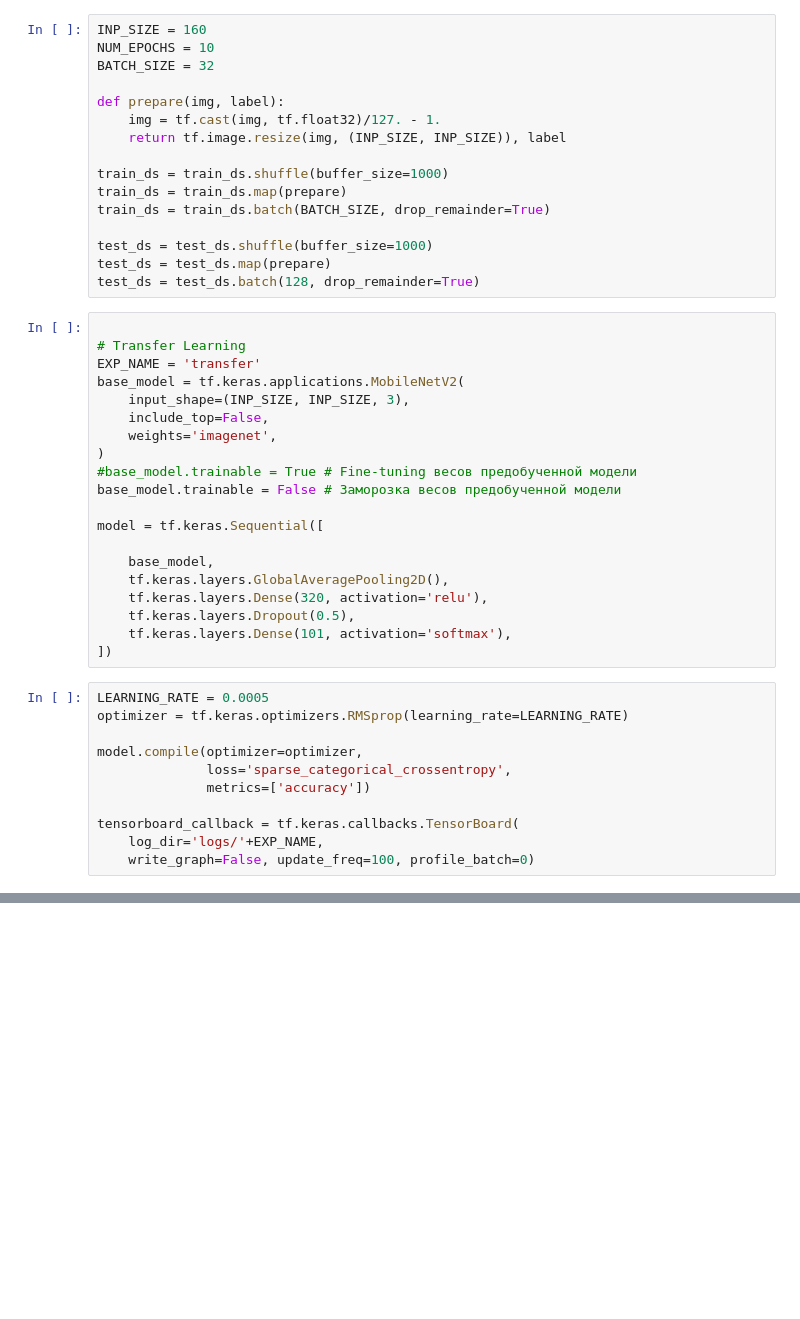
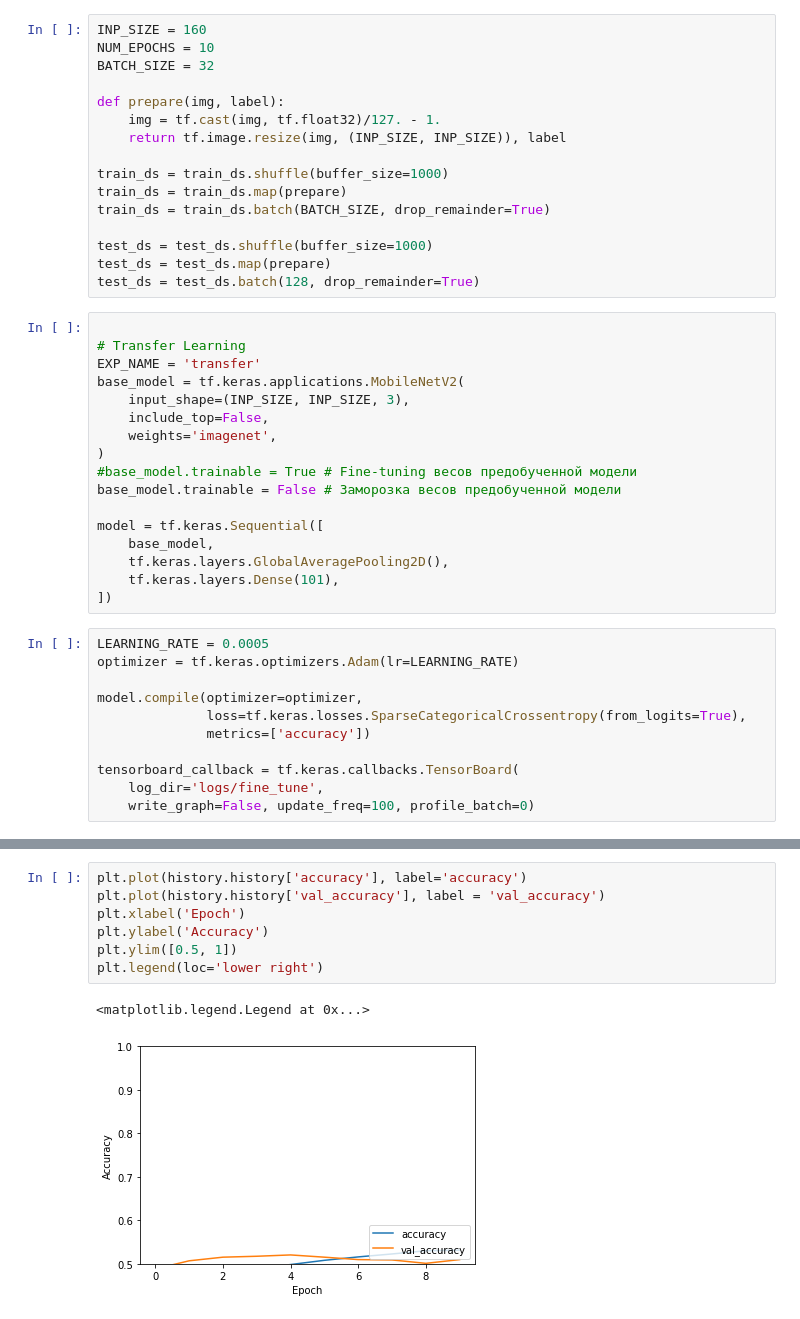
Before and after one commit to Nedostupov/CV_interactive_course, a Jupyter notebook: Task_3.ipynb, the cells around one changed output, grey strips where cells are left out. Cells and saved outputs as stored; diff of their text form; blank space fills up the shorter version.

```diff
--- a/Task_3.ipynb
+++ b/Task_3.ipynb
@@ -62,23 +62,20 @@ base_model = tf.keras.applications.MobileNetV2(
 base_model.trainable = False # Заморозка весов предобученной модели
 
 model = tf.keras.Sequential([
-
     base_model,
     tf.keras.layers.GlobalAveragePooling2D(),
-    tf.keras.layers.Dense(320, activation='relu'),
-    tf.keras.layers.Dropout(0.5),
-    tf.keras.layers.Dense(101, activation='softmax'),
+    tf.keras.layers.Dense(101),
 ])
 # %%
 LEARNING_RATE = 0.0005
-optimizer = tf.keras.optimizers.RMSprop(learning_rate=LEARNING_RATE)
+optimizer = tf.keras.optimizers.Adam(lr=LEARNING_RATE)
 
 model.compile(optimizer=optimizer,
-              loss='sparse_categorical_crossentropy',
+              loss=tf.keras.losses.SparseCategoricalCrossentropy(from_logits=True),
               metrics=['accuracy'])
 
 tensorboard_callback = tf.keras.callbacks.TensorBoard(
-    log_dir='logs/'+EXP_NAME,
+    log_dir='logs/fine_tune',
     write_graph=False, update_freq=100, profile_batch=0)
 # %%
 model.summary()
@@ -131,3 +119,13 @@ model.evaluate(test_ds)
+# %%
+plt.plot(history.history['accuracy'], label='accuracy')
+plt.plot(history.history['val_accuracy'], label = 'val_accuracy')
+plt.xlabel('Epoch')
+plt.ylabel('Accuracy')
+plt.ylim([0.5, 1])
+plt.legend(loc='lower right')
+# %% [output]
+<matplotlib.legend.Legend at 0x...>
+[figure, added]
 # %%
 import imageio
 from skimage.transform import resize
```
Also changed, not shown: parts of 5 cells of this notebook.
